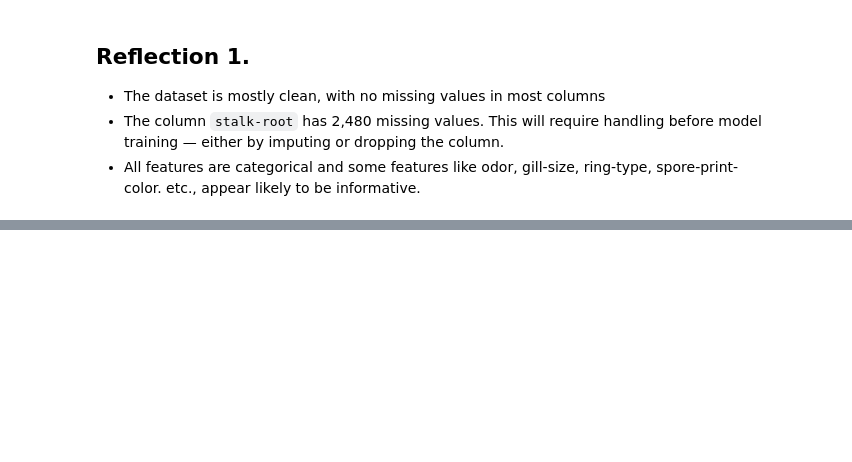
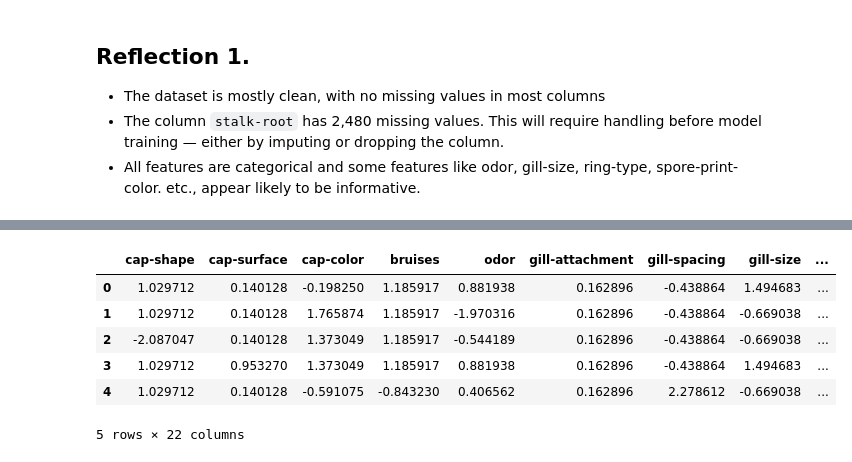
Before and after one commit to drodmay1/ml04midterm, a Jupyter notebook: mushroom_classification.ipynb, the cells around one changed output, grey strips where cells are left out. Cells and saved outputs as stored; diff of their text form; code cells hidden in the pictures; blank space fills up the shorter version.

```diff
--- a/mushroom_classification.ipynb
+++ b/mushroom_classification.ipynb
@@ -104,0 +224,25 @@ dtype: int64
+# %%
+# Feature Scaling
+# # Separate features and target again after encoding
+X = df.drop(columns='poisonous')
+y = df['poisonous']
+
+# Apply StandardScaler
+from sklearn.preprocessing import StandardScaler
+
+scaler = StandardScaler()
+X_scaled = scaler.fit_transform(X)
+
+# Convert scaled features back to DataFrame (optional)
+X_scaled_df = pd.DataFrame(X_scaled, columns=X.columns)
+
+# Preview scaled features
+X_scaled_df.head()
+# %% [output]
+|  | cap-shape | cap-surface | cap-color | bruises | odor | gill-attachment | gill-spacing | gill-size | ... |
+| 0 | 1.029712 | 0.140128 | -0.198250 | 1.185917 | 0.881938 | 0.162896 | -0.438864 | 1.494683 | ... |
+| 1 | 1.029712 | 0.140128 | 1.765874 | 1.185917 | -1.970316 | 0.162896 | -0.438864 | -0.669038 | ... |
+| 2 | -2.087047 | 0.140128 | 1.373049 | 1.185917 | -0.544189 | 0.162896 | -0.438864 | -0.669038 | ... |
+| 3 | 1.029712 | 0.953270 | 1.373049 | 1.185917 | 0.881938 | 0.162896 | -0.438864 | 1.494683 | ... |
+| 4 | 1.029712 | 0.140128 | -0.591075 | -0.843230 | 0.406562 | 0.162896 | 2.278612 | -0.669038 | ... |
+5 rows × 22 columns
```
Also changed, not shown: parts of 9 cells of this notebook.
